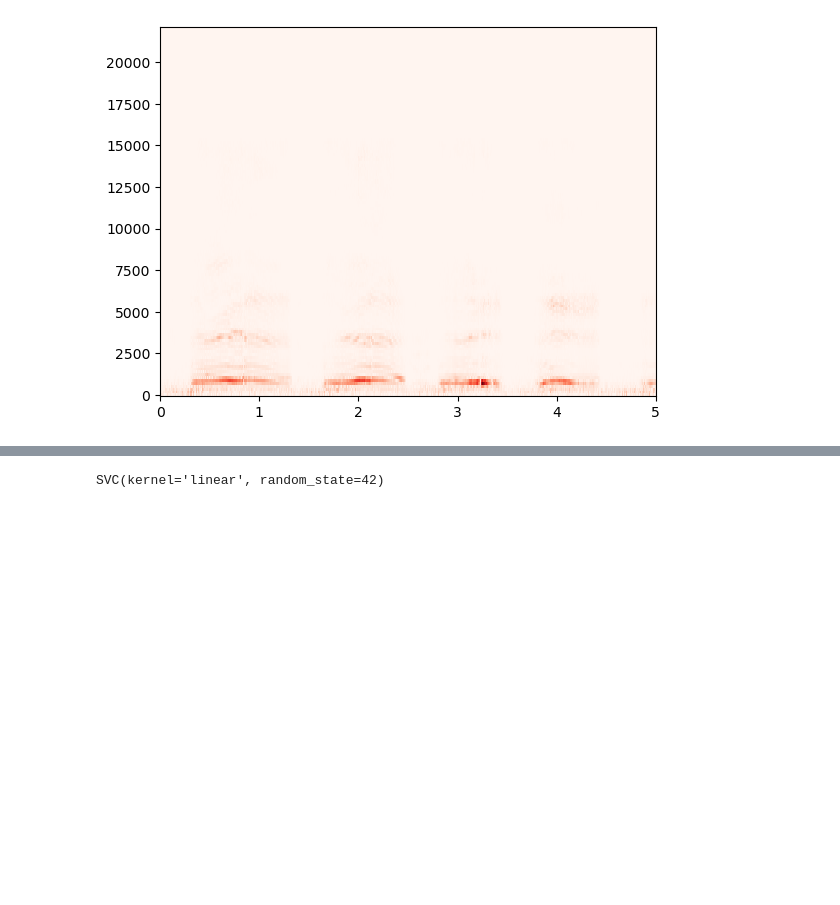
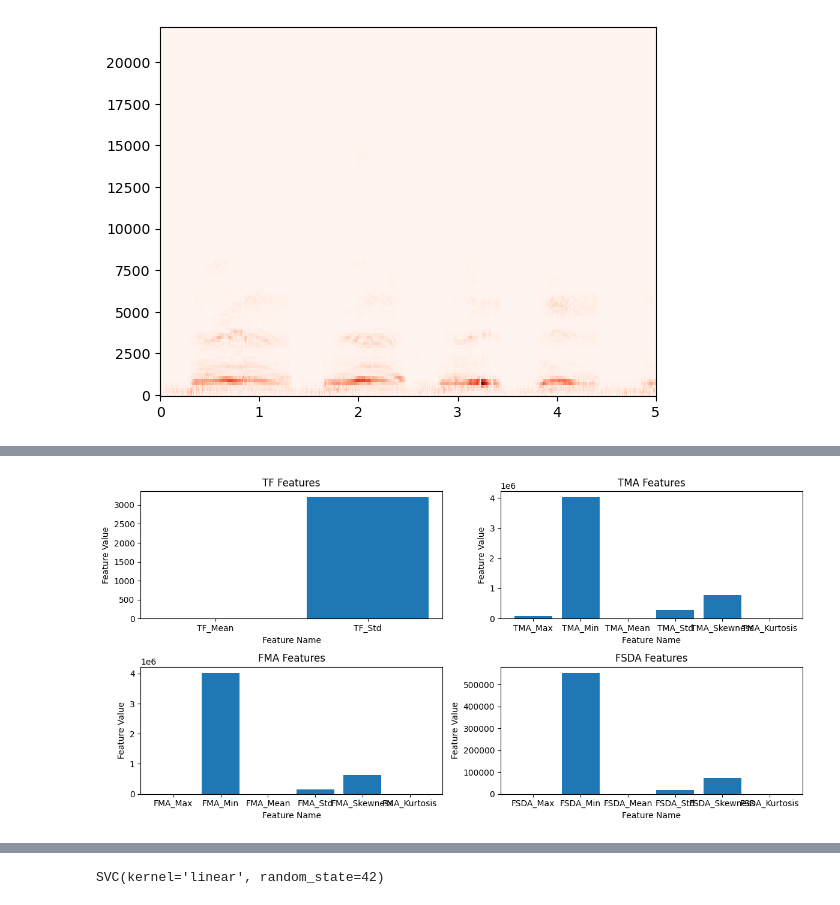
Before and after one commit to chathuwijethunga/baby-cry-detection, a Jupyter notebook: infant_cry_det.ipynb, the cells around one changed output, grey strips where cells are left out. Saved outputs shown, nothing was run; the diff lists cells and outputs as text; code cells hidden in the pictures; blank space fills up the shorter version.

```diff
--- a/infant_cry_det.ipynb
+++ b/infant_cry_det.ipynb
@@ -212,11 +350,0 @@ weighted avg       1.00      1.00      1.00        36
-# %%
-# Example: Classify a new audio clip
-new_audio_path = r"D:\infant cry detecting\dev\baby_cry\baby_cry_detection\data\301 - Crying baby\V_2017-04-01+08_06_22=0_30.mp3_12.wav"
-
-new_feature_vector = extract_features(new_audio_path,  is_cry = None)
-prediction = clf.predict([new_feature_vector])
-
-if prediction[0] == 1:
-    print("The new audio clip contains a cry sound.")
-else:
-    print("The new audio clip does not contain a cry sound.")
@@ -265,0 +369,76 @@ for audio_file in audio_files:
+# %%
+import matplotlib.pyplot as plt
+
+# Extracted feature names
+feature_names = [
+    'TF_Mean', 'TF_Std',
+    'TMA_Max', 'TMA_Min', 'TMA_Mean', 'TMA_Std', 'TMA_Skewness', 'TMA_Kurtosis',
+    'FMA_Max', 'FMA_Min', 'FMA_Mean', 'FMA_Std', 'FMA_Skewness', 'FMA_Kurtosis',
+    'FSDA_Max', 'FSDA_Min', 'FSDA_Mean', 'FSDA_Std', 'FSDA_Skewness', 'FSDA_Kurtosis'
+]
+
+# Extract the TF set features
+tf_features = new_feature_vector[0:2]
+
+# Extract the TMA set features
+tma_features = new_feature_vector[2:8]
+
+# Extract the FMA set features
+fma_features = new_feature_vector[8:14]
+
+# Extract the FSDA set features
+fsda_features = new_feature_vector[14:]
+
+# Plotting the values of TF set features
+plt.figure(figsize=(12, 6))
+plt.subplot(2, 2, 1)
+plt.bar(['TF_Mean', 'TF_Std'], tf_features)
+plt.title('TF Features')
+plt.xlabel('Feature Name')
+plt.ylabel('Feature Value')
+
+# Plotting the values of TMA set features
+plt.subplot(2, 2, 2)
+plt.bar(['TMA_Max', 'TMA_Min', 'TMA_Mean', 'TMA_Std', 'TMA_Skewness', 'TMA_Kurtosis'], tma_features)
+plt.title('TMA Features')
+plt.xlabel('Feature Name')
+plt.ylabel('Feature Value')
+
+# Plotting the values of FMA set features
+plt.subplot(2, 2, 3)
+plt.bar(['FMA_Max', 'FMA_Min', 'FMA_Mean', 'FMA_Std', 'FMA_Skewness', 'FMA_Kurtosis'], fma_features)
+plt.title('FMA Features')
+plt.xlabel('Feature Name')
+plt.ylabel('Feature Value')
+
+# Plotting the values of FSDA set features
+plt.subplot(2, 2, 4)
+plt.bar(['FSDA_Max', 'FSDA_Min', 'FSDA_Mean', 'FSDA_Std', 'FSDA_Skewness', 'FSDA_Kurtosis'], fsda_features)
+plt.title('FSDA Features')
+plt.xlabel('Feature Name')
+plt.ylabel('Feature Value')
+
+plt.tight_layout()
+plt.show()
+
+# Printing the values of TF set features
+print("TF Set Features:")
+for feature_name, feature_value in zip(['TF_Mean', 'TF_Std'], tf_features):
+    print(f"{feature_name}: {feature_value}")
+
+# Printing the values of TMA set features
+print("TMA Set Features:")
+for feature_name, feature_value in zip(['TMA_Max', 'TMA_Min', 'TMA_Mean', 'TMA_Std', 'TMA_Skewness', 'TMA_Kurtosis'], tma_features):
+    print(f"{feature_name}: {feature_value}")
+
+# Printing the values of FMA set features
+print("FMA Set Features:")
+for feature_name, feature_value in zip(['FMA_Max', 'FMA_Min', 'FMA_Mean', 'FMA_Std', 'FMA_Skewness', 'FMA_Kurtosis'], fma_features):
+    print(f"{feature_name}: {feature_value}")
+
+# Printing the values of FSDA set features
+print("FSDA Set Features:")
+for feature_name, feature_value in zip(['FSDA_Max', 'FSDA_Min', 'FSDA_Mean', 'FSDA_Std', 'FSDA_Skewness', 'FSDA_Kurtosis'], fsda_features):
+    print(f"{feature_name}: {feature_value}")
+# %% [output]
+[figure, added]
```
Also changed, not shown: parts of 69 cells of this notebook.
